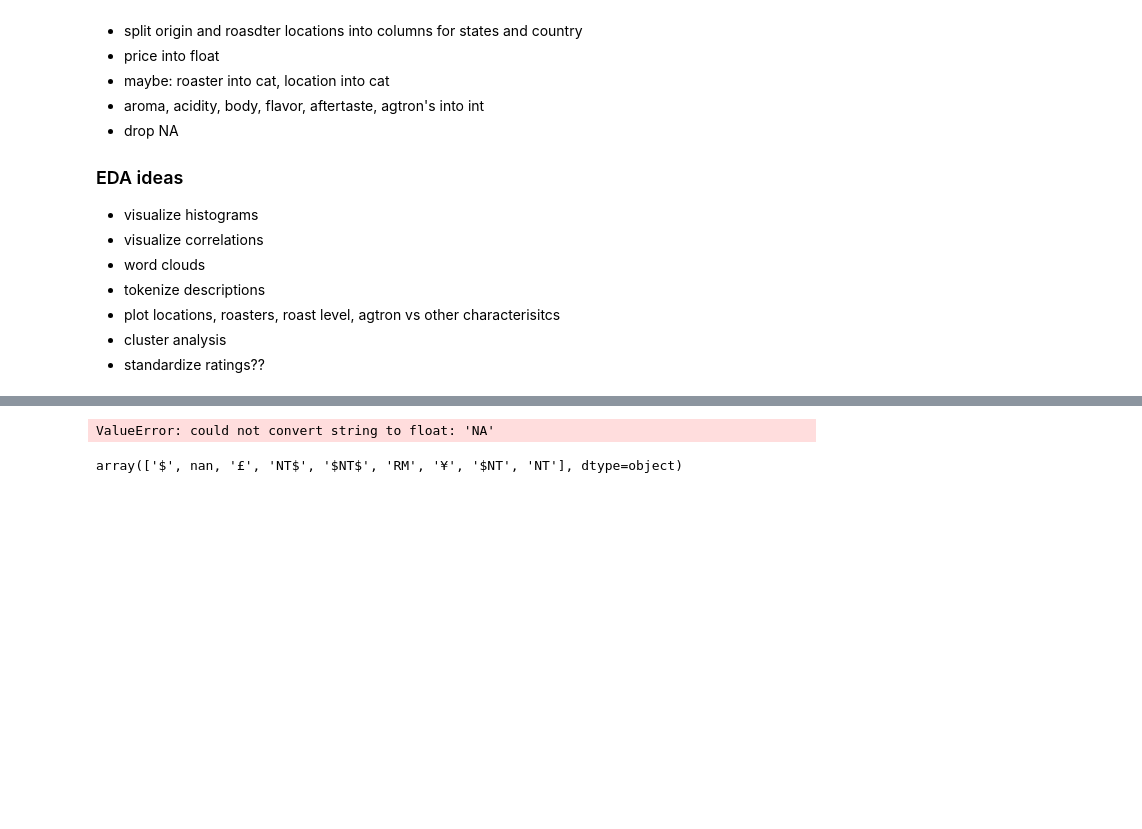
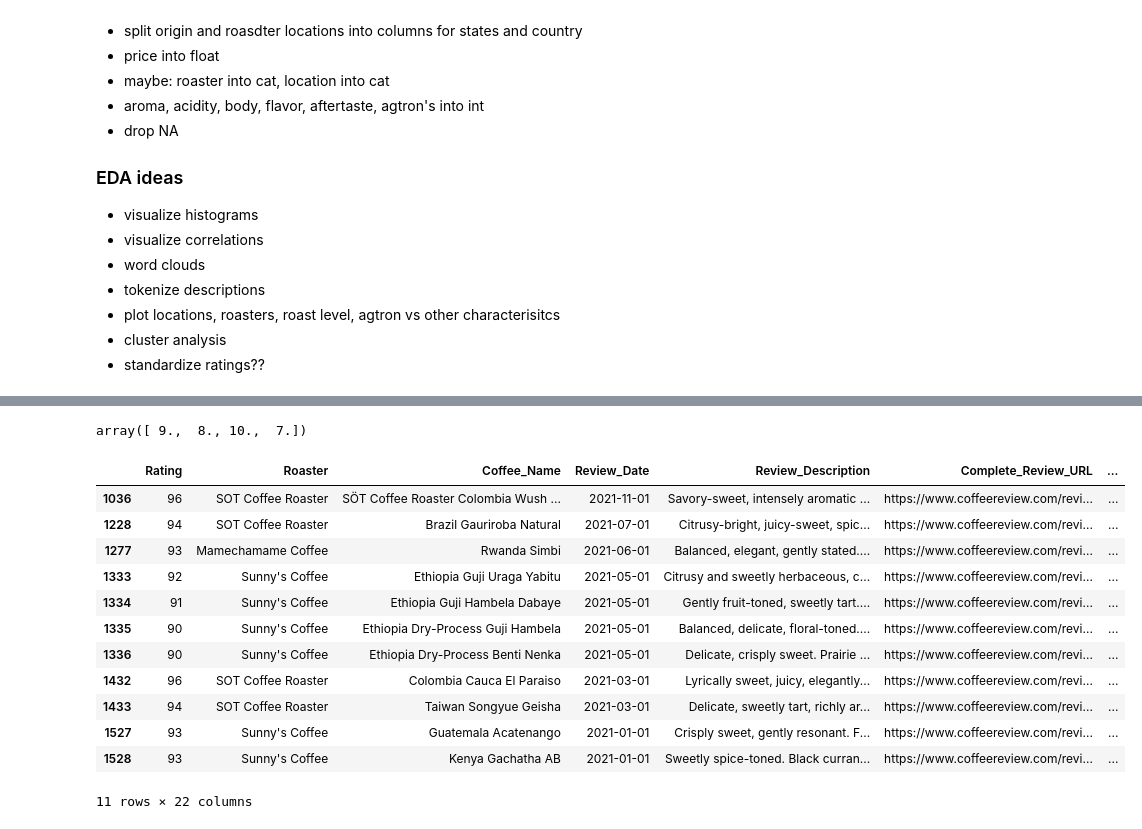
Before and after one commit to tynardone/coffee-reviews-analysis, a Jupyter notebook: coffee-review-eda.ipynb, the cells around one changed output, grey strips where cells are left out. Cells and saved outputs as stored; diff of their text form; code cells hidden in the pictures; blank space fills up the shorter version.

Commit message:
Data cleaning, need to fix prices and units

```diff
--- a/coffee-review-eda.ipynb
+++ b/coffee-review-eda.ipynb
@@ -37,21 +25,32 @@ df.head()
 - cluster analysis
 - standardize ratings??
 # %%
+# Read in raw coffee review data
+df = pd.read_csv('data/raw-roast-reviews.csv')
+df.head()
+
 def tweak_coffee(df):
     return (df
             .rename(columns = lambda c: c.replace(' ', '_'))
-            .rename(columns = {'Roaster Location': 'Location', 'Coffee Origin': 'Origin',
-                               'Est. Price': 'Price'})
+            .rename(columns = {'Coffee_Origin': 'Origin',
+                               'Est._Price': 'Price'})
             .assign(Review_Date = pd.to_datetime(df['Review_Date'], format='%b %Y'),
                     Acidity = lambda df_: df_['Acidity/Structure'].fillna(df_['Acidity']),
                     Agtron_External = lambda df_: df_['Agtron'].str.split('/', expand=True)[0],
-                    Agtron_Ground = lambda df_: df_['Agtron'].str.split('/', expand=True)[1]
+                    Agtron_Ground = lambda df_: df_['Agtron'].str.split('/', expand=True)[1],
+                    Price = lambda df_: df_['Price'].str.replace(',', ''),
                      )
+            .applymap(lambda x: x.strip() if isinstance(x, str) else x)
+            .applymap(lambda x: np.nan if x == 'NA' else x)
             .drop(['Acidity/Structure', 'Agtron'], axis=1)
-            .dropna(subset=['Acidity', 'Roast_Level', 'Aroma', 'Bottom_Line',
+            .dropna(subset=['Acidity', 'Roast_Level', 'Aroma', 'Price', 'Bottom_Line',
                             'Agtron_External', 'Agtron_Ground'])
             .astype({'Roaster': 'category', 'Rating': 'int64', 'Roast_Level':'category',
-                     'Roaster_Location':'category'})
+                     'Roaster_Location':'category',
+                     'Agtron_External':'int64', 'Agtron_Ground':'int64',
+                     'Aftertaste': 'int64', 'Aroma': 'int64', 'Body': 'int64',
+                     'Flavor': 'int64', 'Acidity': 'int64', 'Review_Date': 'datetime64[ns]'
+                     })
 
            )
 
@@ -68,30 +87,45 @@ Name: count, dtype: int64
 # %%
-columns = ['Rating', 'Aroma', 'Body', 'Flavor', 'Aftertaste', 'Agtron_External','Agtron_Ground']
-coffee[columns].corr()
+coffee.Body.unique()
 # %% [output]
-ValueError: could not convert string to float: 'NA'
+array([ 9.,  8., 10.,  7.])
 # %%
 pattern_1 = r'([A-Za-z¥£$]+)\s*([\d,.]+)'
 pattern_2 = r'(\d+(?:,\d+)?)\s*(\w+)'
 
-price_unit = (df['Price']
+price_unit = (coffee['Price']
               .str.split('/', n=1, expand=True)
               .assign(currency = lambda df_: df_[0].str.extract(pattern_1)[0],
                       price = lambda df_: df_[0].str.extract(pattern_1)[1].str.replace(',', '')
                                                   .str.strip().astype('float'),
                       amount = lambda df_: df_[1].str.extract(pattern_2)[0],
                       unit = lambda df_: df_[1].str.extract(pattern_2)[1]
                        )
               .drop([0, 1], axis=1)
 
              )
 
-# NT - taiwan
-# NT$ - taiwana
+# NT$ - taiwan
 # £ - british pound
 # ¥ -  Chinese Yuan
 # pesos - mexican
 # CAD - canadian
-price_unit['currency'].unique()
+price_unit['currency'].value_counts()
+mapping_dict = {'$NT$': 'NT$', '$NT':'NT$'}
+price_unit['currency'] = price_unit['currency'].replace(mapping_dict)
+price_unit.currency.value_counts()
+
+coffee[coffee['Price'].str.contains('¥')]
 # %% [output]
+|  | Rating | Roaster | Coffee_Name | Review_Date | Review_Description | Complete_Review_URL | ... |
+| 1036 | 96 | SOT Coffee Roaster | SÖT Coffee Roaster Colombia Wush ... | 2021-11-01 | Savory-sweet, intensely aromatic ... | https://www.coffeereview.com/revi... | ... |
+| 1228 | 94 | SOT Coffee Roaster | Brazil Gauriroba Natural | 2021-07-01 | Citrusy-bright, juicy-sweet, spic... | https://www.coffeereview.com/revi... | ... |
+| 1277 | 93 | Mamechamame Coffee | Rwanda Simbi | 2021-06-01 | Balanced, elegant, gently stated.... | https://www.coffeereview.com/revi... | ... |
+| 1333 | 92 | Sunny's Coffee | Ethiopia Guji Uraga Yabitu | 2021-05-01 | Citrusy and sweetly herbaceous, c... | https://www.coffeereview.com/revi... | ... |
+| 1334 | 91 | Sunny's Coffee | Ethiopia Guji Hambela Dabaye | 2021-05-01 | Gently fruit-toned, sweetly tart.... | https://www.coffeereview.com/revi... | ... |
+| 1335 | 90 | Sunny's Coffee | Ethiopia Dry-Process Guji Hambela | 2021-05-01 | Balanced, delicate, floral-toned.... | https://www.coffeereview.com/revi... | ... |
+| 1336 | 90 | Sunny's Coffee | Ethiopia Dry-Process Benti Nenka | 2021-05-01 | Delicate, crisply sweet. Prairie ... | https://www.coffeereview.com/revi... | ... |
+| 1432 | 96 | SOT Coffee Roaster | Colombia Cauca El Paraiso | 2021-03-01 | Lyrically sweet, juicy, elegantly... | https://www.coffeereview.com/revi... | ... |
+| 1433 | 94 | SOT Coffee Roaster | Taiwan Songyue Geisha | 2021-03-01 | Delicate, sweetly tart, richly ar... | https://www.coffeereview.com/revi... | ... |
+| 1527 | 93 | Sunny's Coffee | Guatemala Acatenango | 2021-01-01 | Crisply sweet, gently resonant. F... | https://www.coffeereview.com/revi... | ... |
+| 1528 | 93 | Sunny's Coffee | Kenya Gachatha AB | 2021-01-01 | Sweetly spice-toned. Black curran... | https://www.coffeereview.com/revi... | ... |
-array(['$', nan, '£', 'NT$', '$NT$', 'RM', '¥', '$NT', 'NT'], dtype=object)
+11 rows × 22 columns
```
Also changed, not shown: parts of 6 cells of this notebook.
